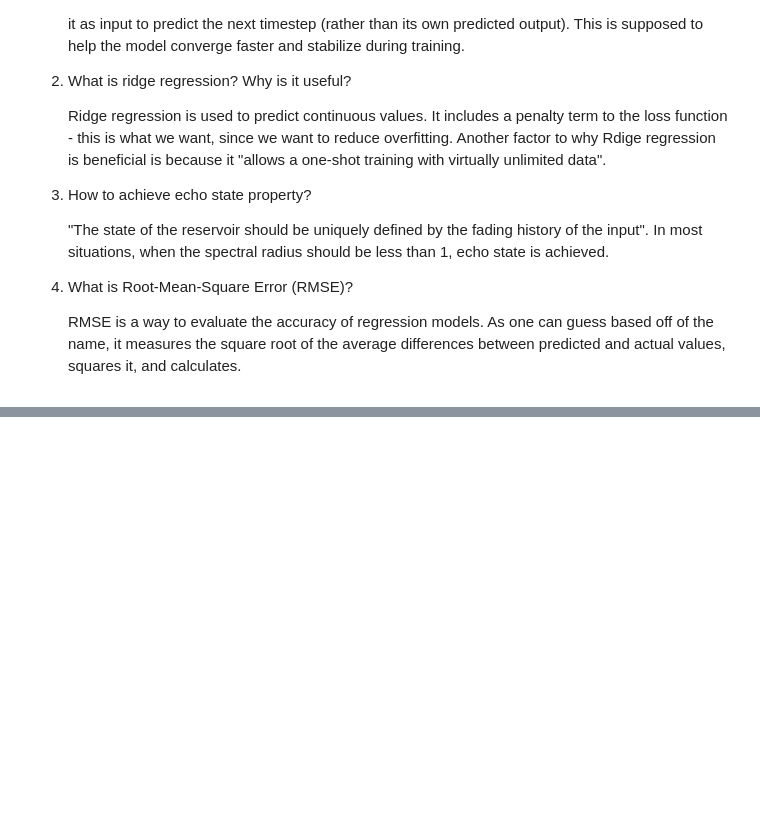
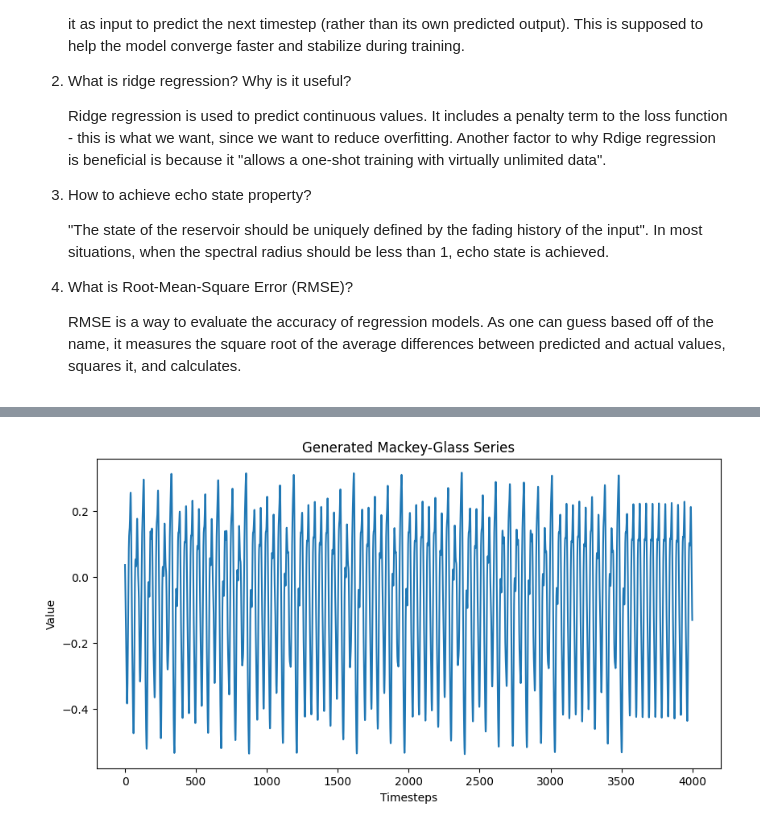
Before and after one commit to samlthelin/d7041e, a Jupyter notebook: Lab6/Samuel_Thelin_samthe1_LAB6.ipynb, the cells around one changed output, grey strips where cells are left out. Cells and saved outputs as stored; diff of their text form; code cells hidden in the pictures; blank space fills up the shorter version.

```diff
--- a/Lab6/Samuel_Thelin_samthe1_LAB6.ipynb
+++ b/Lab6/Samuel_Thelin_samthe1_LAB6.ipynb
@@ -244,0 +339,81 @@ Mean RMSE Across All Predictions: 0.293678
+# %%
+from sklearn.metrics import mean_squared_error
+
+# Generate Mackey-Glass Series
+length = 4000
+tau = 17
+y = mackey_glass(tau, length)
+
+# Plot the Mackey-Glass series
+plt.figure(figsize=(10, 5))
+plt.plot(y)
+plt.title("Generated Mackey-Glass Series")
+plt.xlabel("Timesteps")
+plt.ylabel("Value")
+plt.show()
+
+# Split data into training and testing
+train_size = 3000
+test_size = length - train_size
+X = y[:-1].reshape(-1, 1)  # Inputs: y(t-1)
+Y = y[1:].reshape(-1, 1)   # Targets: y(t)
+X_train, Y_train = X[:train_size], Y[:train_size]
+X_test, Y_test = X[train_size:], Y[train_size:]
+
+# Define ESN parameters
+reservoir_dim = 1000
+spectral_radius = 0.95
+input_scaling = 0.5
+
+# Repeat the experiment for 10 different initializations
+num_experiments = 10
+predictions_list = []
+rmse_list = []
+
+for exp in range(num_experiments):
+    print(f"Experiment {exp + 1}/{num_experiments}")
+
+    # Initialize and train the ESN
+    esn = EchoStateNetwork(input_dim=1, reservoir_dim=reservoir_dim, output_dim=1,
+                           spectral_radius=spectral_radius, input_scaling=input_scaling)
+    esn.fit(X_train, Y_train)
+
+    # Debug: Inspect reservoir state at last training step
+    last_reservoir_state = esn._update_reservoir(Y_train[-1], np.zeros(reservoir_dim))
+    print(f"Reservoir state norm (last training step): {np.linalg.norm(last_reservoir_state)}")
+
+    # Autonomous prediction
+    initial_input = Y_train[-1]  # Start with the last ground truth value
+    Y_autonomous = esn.predict_autonomous(initial_input, 999, last_reservoir_state)
+
+    # Store predictions
+    predictions_list.append(Y_autonomous)
+
+    # Compute RMSE
+    rmse = np.sqrt(mean_squared_error(Y_test, Y_autonomous))
+    rmse_list.append(rmse)
+    print(f"RMSE for Experiment {exp + 1}: {rmse:.6f}")
+
+# Compute mean predictions across experiments
+mean_predictions = np.mean(predictions_list, axis=0)
+
+# Compute RMSE for the mean prediction
+mean_rmse = np.sqrt(mean_squared_error(Y_test, mean_predictions))
+print(f"\nMean RMSE Across All Predictions: {mean_rmse:.6f}")
+
+# Plot ground truth vs mean predictions
+plt.figure(figsize=(12, 6))
+plt.plot(Y_test, label="True Signal", linestyle="dotted")
+plt.plot(mean_predictions, label="Mean Predictions (10 Runs)", alpha=0.8)
+plt.title("Mackey-Glass: Ground Truth vs Mean Predictions Across 10 Runs")
+plt.xlabel("Timesteps")
+plt.ylabel("Output")
+plt.legend()
+plt.show()
+
+# Print RMSE summary
+print(f"Individual RMSEs: {rmse_list}")
+print(f"Mean RMSE: {mean_rmse:.6f}")
+print(f"Standard Deviation of RMSE: {np.std(rmse_list):.6f}")
+# %% [output]
+[figure, added]
```
Also changed, not shown: parts of 5 cells of this notebook.
